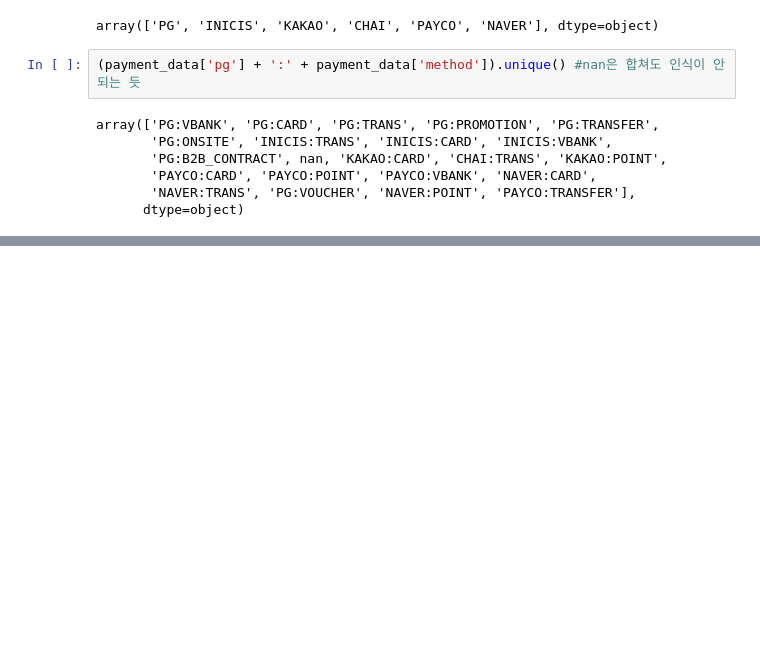
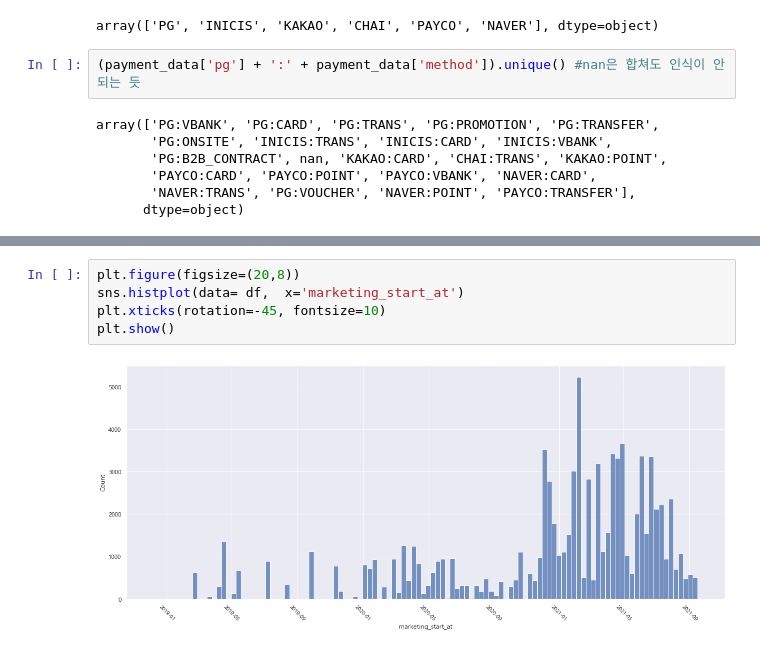
Before and after one commit to yd-online3/fc_miniproject, a Jupyter notebook: fc_mini_chansupark.ipynb, the cells around one changed output, grey strips where cells are left out. Cells and saved outputs as stored; diff of their text form; blank space fills up the shorter version.

```diff
--- a/fc_mini_chansupark.ipynb
+++ b/fc_mini_chansupark.ipynb
@@ -282,0 +358,7 @@ plt.show()
+# %%
+plt.figure(figsize=(20,8))
+sns.histplot(data= df,  x='marketing_start_at')
+plt.xticks(rotation=-45, fontsize=10)
+plt.show()
+# %% [output]
+[figure, added]
```
Also changed, not shown: parts of 33 cells of this notebook.
